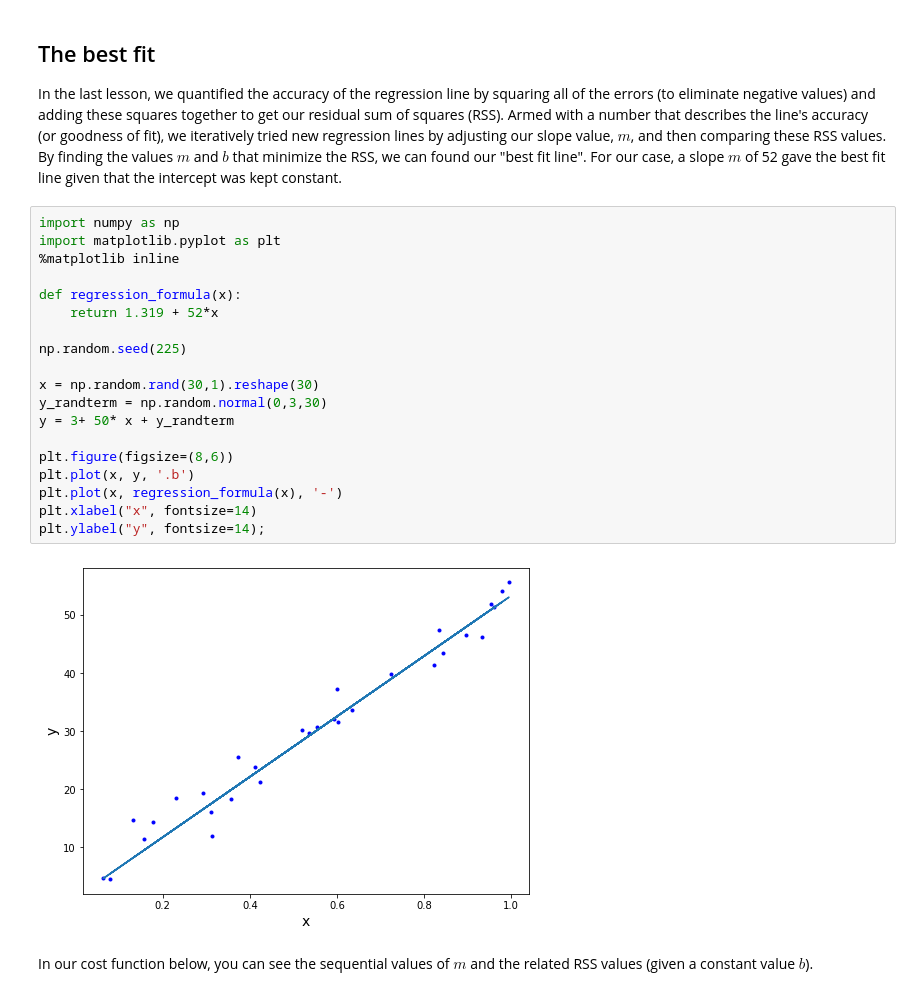
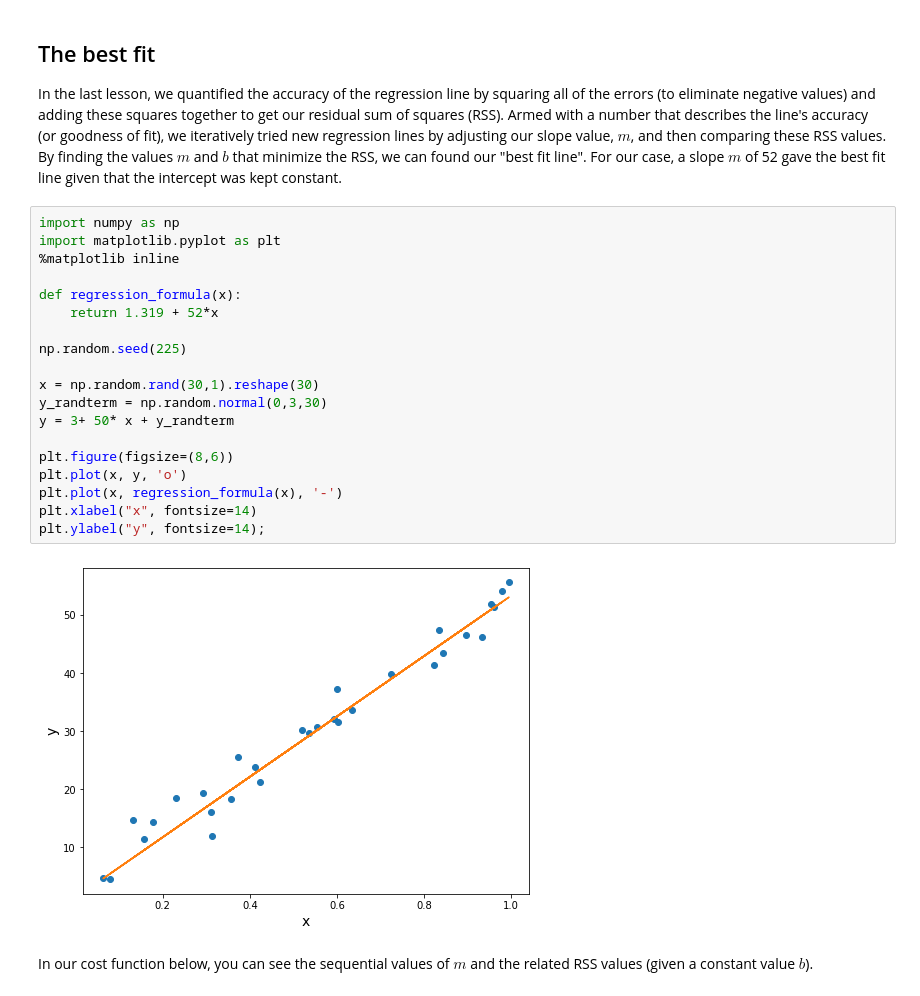
Before and after one commit to fragmento/dsc-gradient-descent-step-sizes-nyc-ds-033020, a Jupyter notebook: index.ipynb, the cells around one changed output. Drawn from its saved outputs; the diff is of its cells as text.

```diff
--- a/index.ipynb
+++ b/index.ipynb
@@ -21,24 +21,24 @@ In the last lesson, we quantified the accuracy of the regression line by squarin
 # %%
 import numpy as np
 import matplotlib.pyplot as plt
 %matplotlib inline
 
 def regression_formula(x):
     return 1.319 + 52*x
 
 np.random.seed(225)
 
 x = np.random.rand(30,1).reshape(30)
 y_randterm = np.random.normal(0,3,30)
 y = 3+ 50* x + y_randterm
 
 plt.figure(figsize=(8,6))
-plt.plot(x, y, '.b')
+plt.plot(x, y, 'o')
 plt.plot(x, regression_formula(x), '-')
 plt.xlabel("x", fontsize=14)
 plt.ylabel("y", fontsize=14);
 # %% [output]
-[figure, old version]
+[figure, new version]
 # %% [markdown]
 In our cost function below, you can see the sequential values of $m$ and the related RSS values (given a constant value $b$).
 # %%
```
